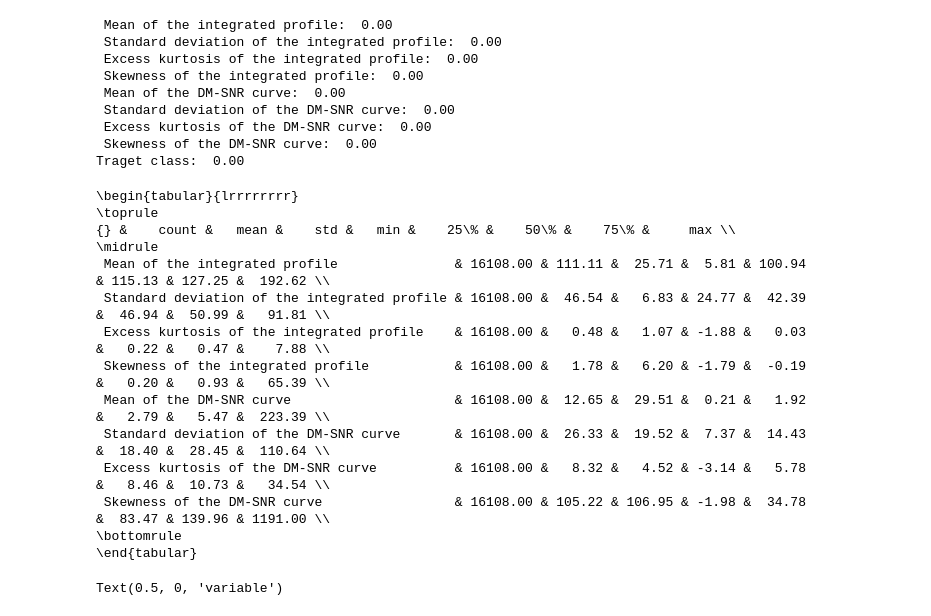
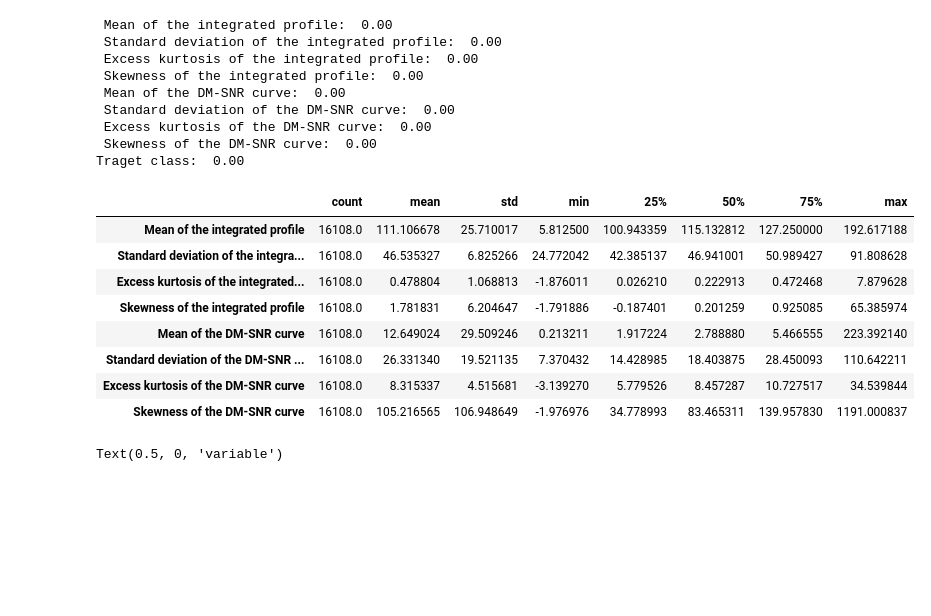
Before and after one commit to maybje/CE888-Assignment, a Jupyter notebook: imbalanced_data_pulsar.ipynb, the cells around one changed output. Drawn from its saved outputs; the diff is of its cells as text; code cells hidden in the pictures; blank space fills up the shorter version.

```diff
--- a/imbalanced_data_pulsar.ipynb
+++ b/imbalanced_data_pulsar.ipynb
@@ -119,22 +119,17 @@ print("Traget class: ", "{0:.2f}".format(pd.Series(y1_train).isna().sum(0)/y1_tr
 Traget class:  0.00
 # %%
 # Descriptive sattistics in Latex format
-print(pd.DataFrame(x1_train, columns=features1).describe().transpose().to_latex(float_format="%.2f")) #latex format for report
+pd.DataFrame(x1_train, columns=features1).describe().transpose()  #.to_latex(float_format="%.2f")) #latex format for report
 # %% [output]
-\begin{tabular}{lrrrrrrrr}
-\toprule
-{} &    count &   mean &    std &   min &    25\% &    50\% &    75\% &     max \\
-\midrule
- Mean of the integrated profile               & 16108.00 & 111.11 &  25.71 &  5.81 & 100.94 & 115.13 & 127.25 &  192.62 \\
- Standard deviation of the integrated profile & 16108.00 &  46.54 &   6.83 & 24.77 &  42.39 &  46.94 &  50.99 &   91.81 \\
- Excess kurtosis of the integrated profile    & 16108.00 &   0.48 &   1.07 & -1.88 &   0.03 &   0.22 &   0.47 &    7.88 \\
- Skewness of the integrated profile           & 16108.00 &   1.78 &   6.20 & -1.79 &  -0.19 &   0.20 &   0.93 &   65.39 \\
- Mean of the DM-SNR curve                     & 16108.00 &  12.65 &  29.51 &  0.21 &   1.92 &   2.79 &   5.47 &  223.39 \\
- Standard deviation of the DM-SNR curve       & 16108.00 &  26.33 &  19.52 &  7.37 &  14.43 &  18.40 &  28.45 &  110.64 \\
- Excess kurtosis of the DM-SNR curve          & 16108.00 &   8.32 &   4.52 & -3.14 &   5.78 &   8.46 &  10.73 &   34.54 \\
- Skewness of the DM-SNR curve                 & 16108.00 & 105.22 & 106.95 & -1.98 &  34.78 &  83.47 & 139.96 & 1191.00 \\
-\bottomrule
-\end{tabular}
+|  | count | mean | std | min | 25% | 50% | 75% | max |
+| Mean of the integrated profile | 16108.0 | 111.106678 | 25.710017 | 5.812500 | 100.943359 | 115.132812 | 127.250000 | 192.617188 |
+| Standard deviation of the integra... | 16108.0 | 46.535327 | 6.825266 | 24.772042 | 42.385137 | 46.941001 | 50.989427 | 91.808628 |
+| Excess kurtosis of the integrated... | 16108.0 | 0.478804 | 1.068813 | -1.876011 | 0.026210 | 0.222913 | 0.472468 | 7.879628 |
+| Skewness of the integrated profile | 16108.0 | 1.781831 | 6.204647 | -1.791886 | -0.187401 | 0.201259 | 0.925085 | 65.385974 |
+| Mean of the DM-SNR curve | 16108.0 | 12.649024 | 29.509246 | 0.213211 | 1.917224 | 2.788880 | 5.466555 | 223.392140 |
+| Standard deviation of the DM-SNR ... | 16108.0 | 26.331340 | 19.521135 | 7.370432 | 14.428985 | 18.403875 | 28.450093 | 110.642211 |
+| Excess kurtosis of the DM-SNR curve | 16108.0 | 8.315337 | 4.515681 | -3.139270 | 5.779526 | 8.457287 | 10.727517 | 34.539844 |
+| Skewness of the DM-SNR curve | 16108.0 | 105.216565 | 106.948649 | -1.976976 | 34.778993 | 83.465311 | 139.957830 | 1191.000837 |
 # %%
 #Since the scales and distribution characteristics of the features are too different we decide to normalize them.
 #In this step we create a copy to visualize them in a boxplot.
```
